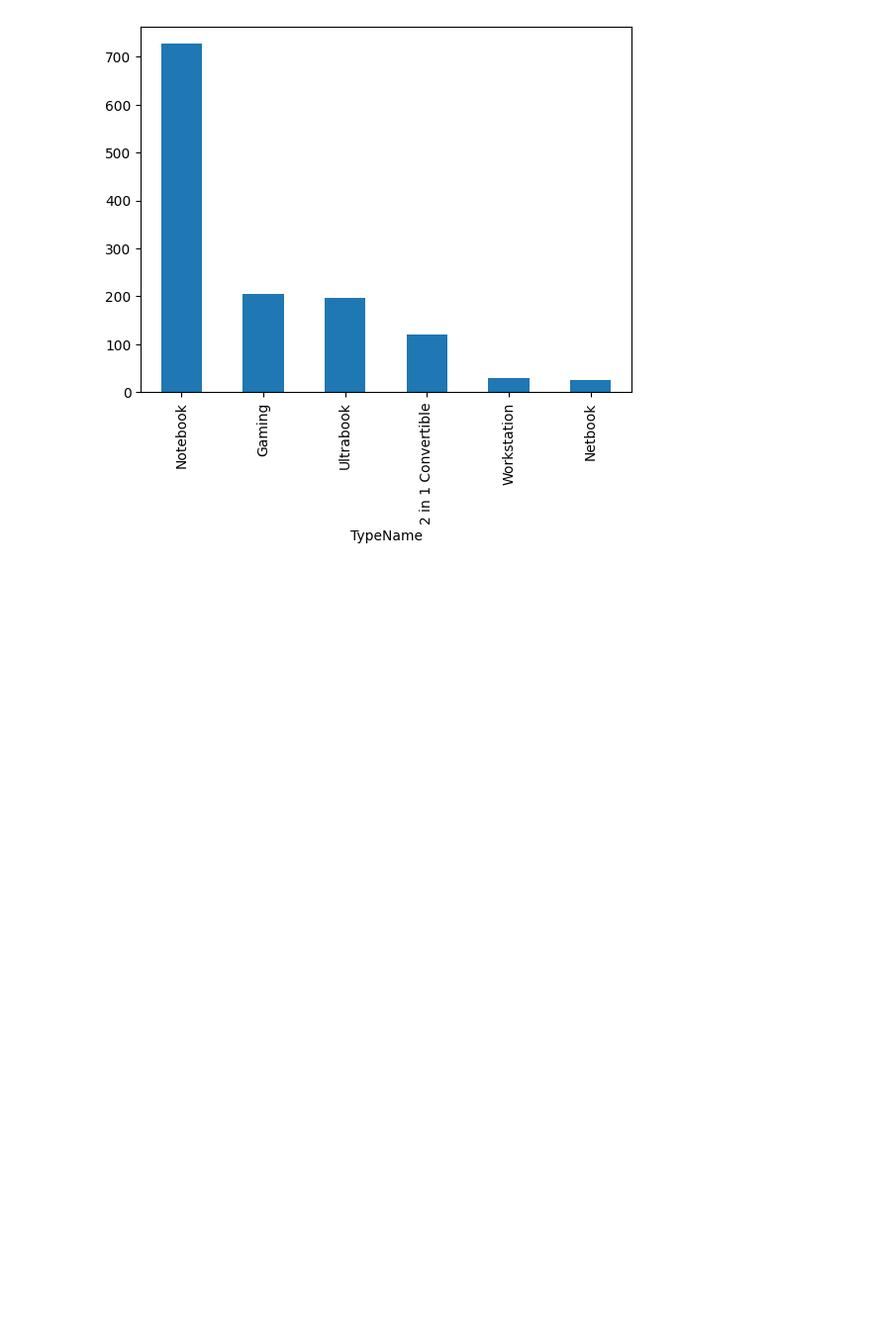
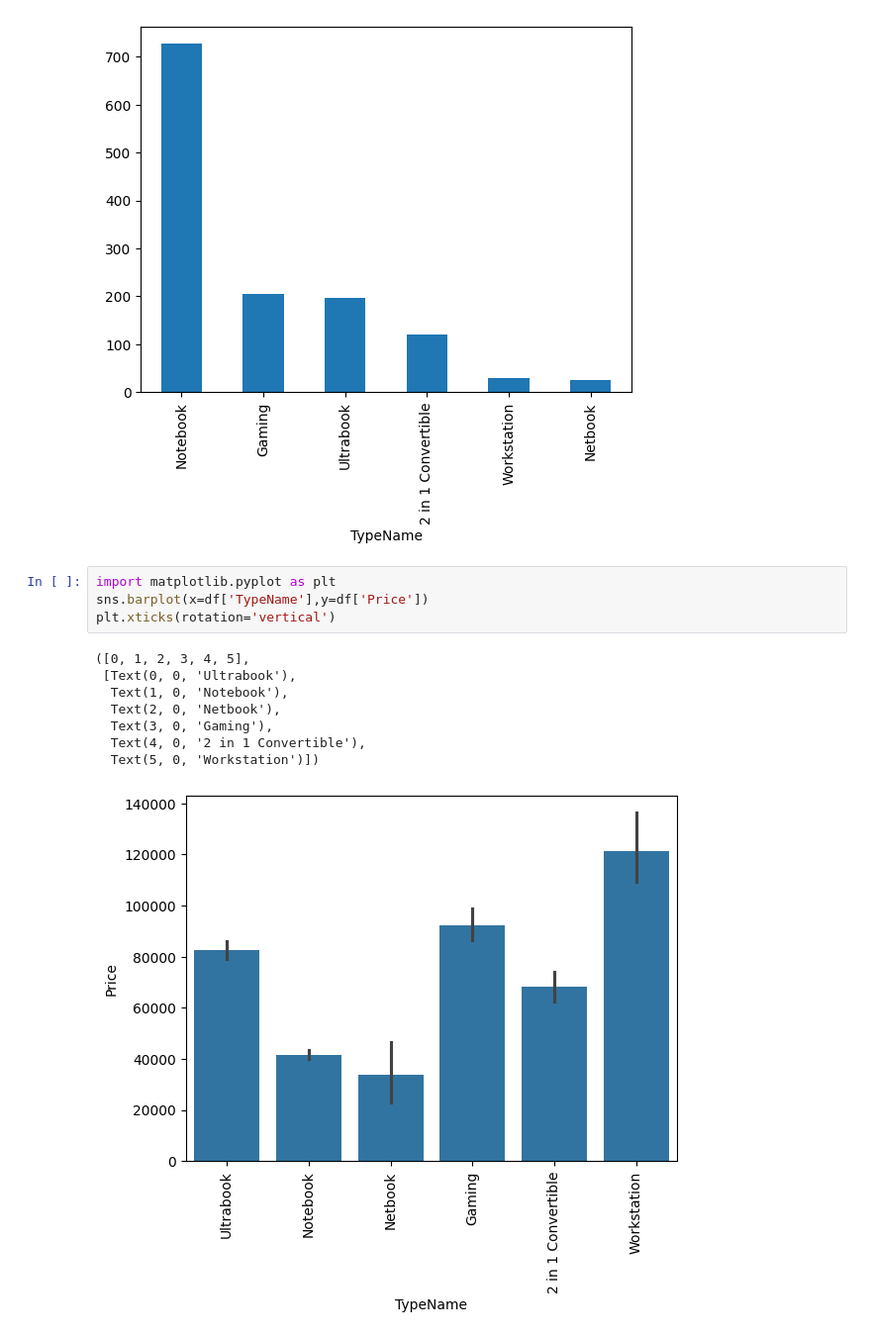
Before and after one commit to Aarya1003/laptop-price-, a Jupyter notebook: Laptop_price_predictor.ipynb, the cells around one changed output. Shown at 99% size. Drawn from its saved outputs; the diff is of its cells as text; blank space fills up the shorter version.

```diff
--- a/Laptop_price_predictor.ipynb
+++ b/Laptop_price_predictor.ipynb
@@ -94,3 +94,16 @@ df['TypeName'].value_counts().plot(kind='bar')
 # %% [output]
 <Axes: xlabel='TypeName'>
 [figure]
+# %%
+import matplotlib.pyplot as plt
+sns.barplot(x=df['TypeName'],y=df['Price'])
+plt.xticks(rotation='vertical')
+# %% [output]
+([0, 1, 2, 3, 4, 5],
+ [Text(0, 0, 'Ultrabook'),
+  Text(1, 0, 'Notebook'),
+  Text(2, 0, 'Netbook'),
+  Text(3, 0, 'Gaming'),
+  Text(4, 0, '2 in 1 Convertible'),
+  Text(5, 0, 'Workstation')])
+[figure, added]
```
Also changed, not shown: parts of 86 cells of this notebook, 3 other files.
